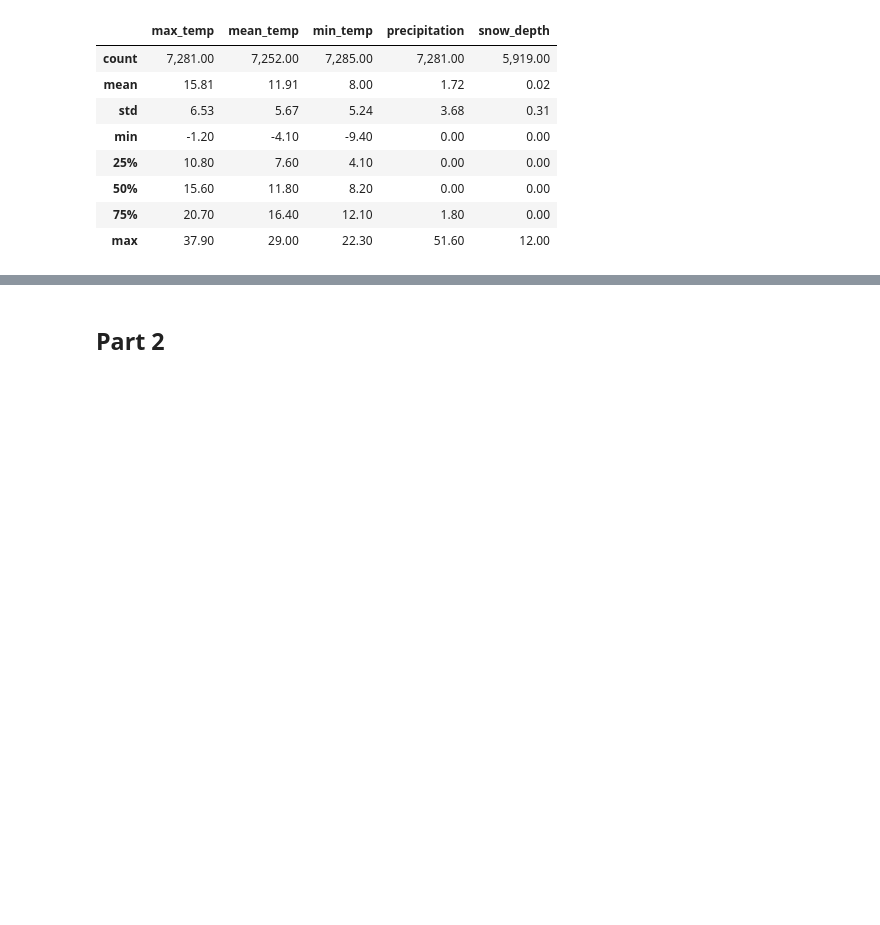
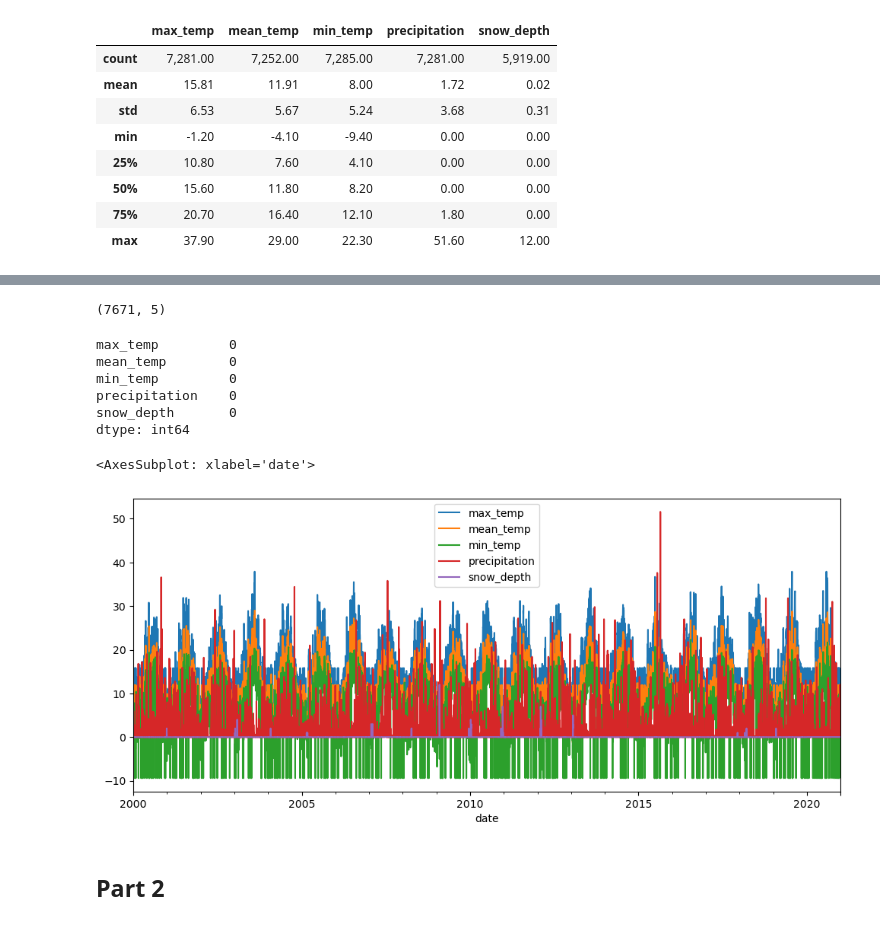
Before and after one commit to hgploutz/Resampling-Datetime-Data--Core-, a Jupyter notebook: Resampling Datetime Data Assignment.ipynb, the cells around one changed output, grey strips where cells are left out. Drawn from its saved outputs; the diff is of its cells as text; code cells hidden in the pictures; blank space fills up the shorter version.

```diff
--- a/Resampling Datetime Data Assignment.ipynb
+++ b/Resampling Datetime Data Assignment.ipynb
@@ -184,0 +135,15 @@ dtype: int64
+# %%
+# Resample as day
+df_day = df.resample('D').last()
+# %%
+# Impute 'max_temp' with its mean value
+df_day['max_temp'] = df_day['max_temp'].fillna(df_day['max_temp'].mean())
+
+# Impute 'mean_temp' and 'precipitation' with their mean values
+df_day[['mean_temp', 'precipitation']] = df_day[['mean_temp', 'precipitation']].fillna(df_day[['mean_temp', 'precipitation']].mean())
+
+# Impute 'min_temp' with its minimum value
+df_day['min_temp'] = df_day['min_temp'].fillna(df_day['min_temp'].min())
+
+# Impute 'snow_depth' with its mean value
+df_day['snow_depth'] = df_day['snow_depth'].fillna(df_day['snow_depth'].mean())
@@ -185,3 +161,24 @@ dtype: int64
+# %%
+df_day.shape
+# %% [output]
+(7671, 5)
+# %%
+df_day.isna().sum()
+# %% [output]
+max_temp         0
+mean_temp        0
+min_temp         0
+precipitation    0
+snow_depth       0
+dtype: int64
+# %%
+## Change the default figure size to something wider (12,5)
+plt.rcParams['figure.figsize'] = (12,5)
+# %%
+df_day.plot()
+# %% [output]
+<AxesSubplot: xlabel='date'>
+[figure, added]
 # %% [markdown]
 ## Part 2
 # %% [markdown]
```
Also changed, not shown: parts of 20 cells of this notebook.
